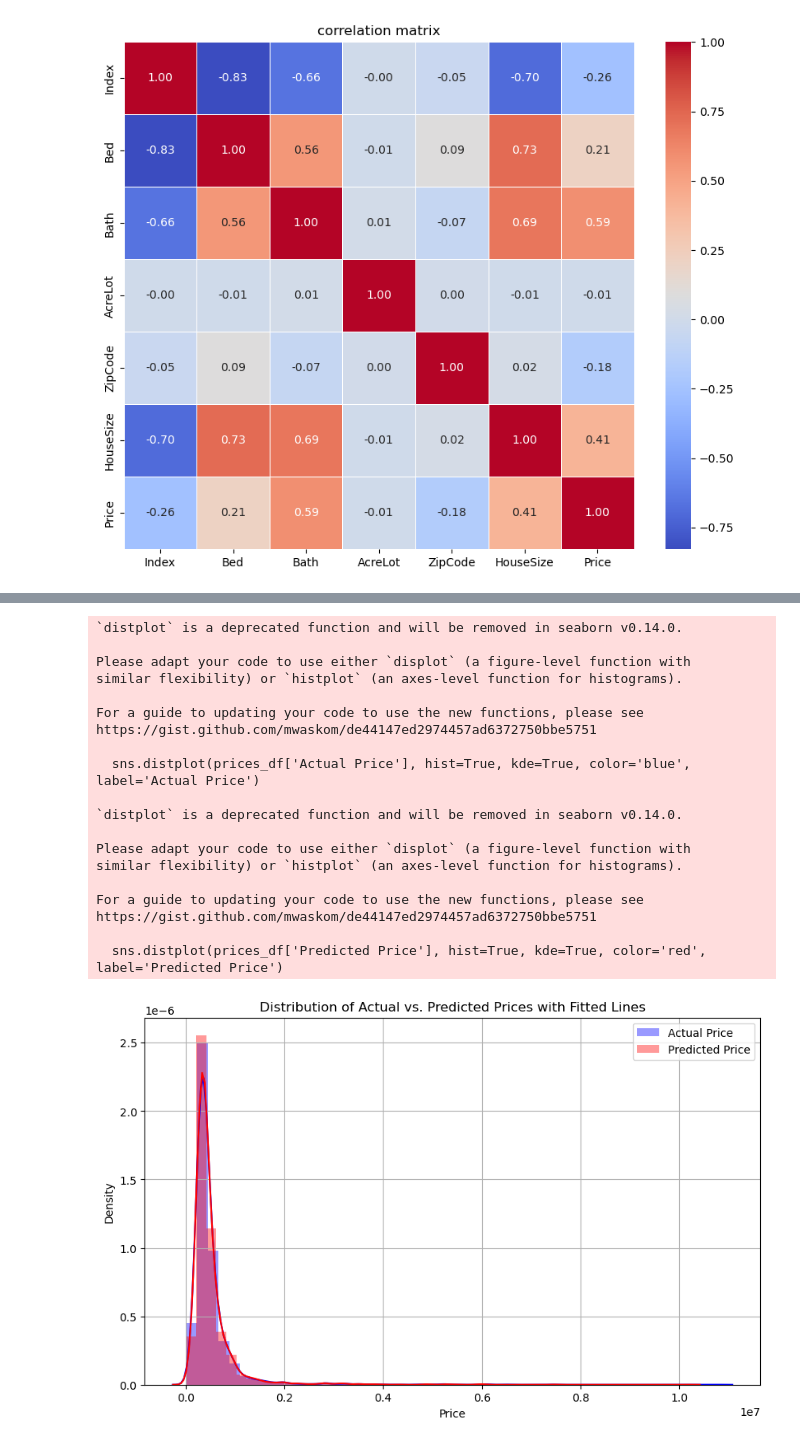
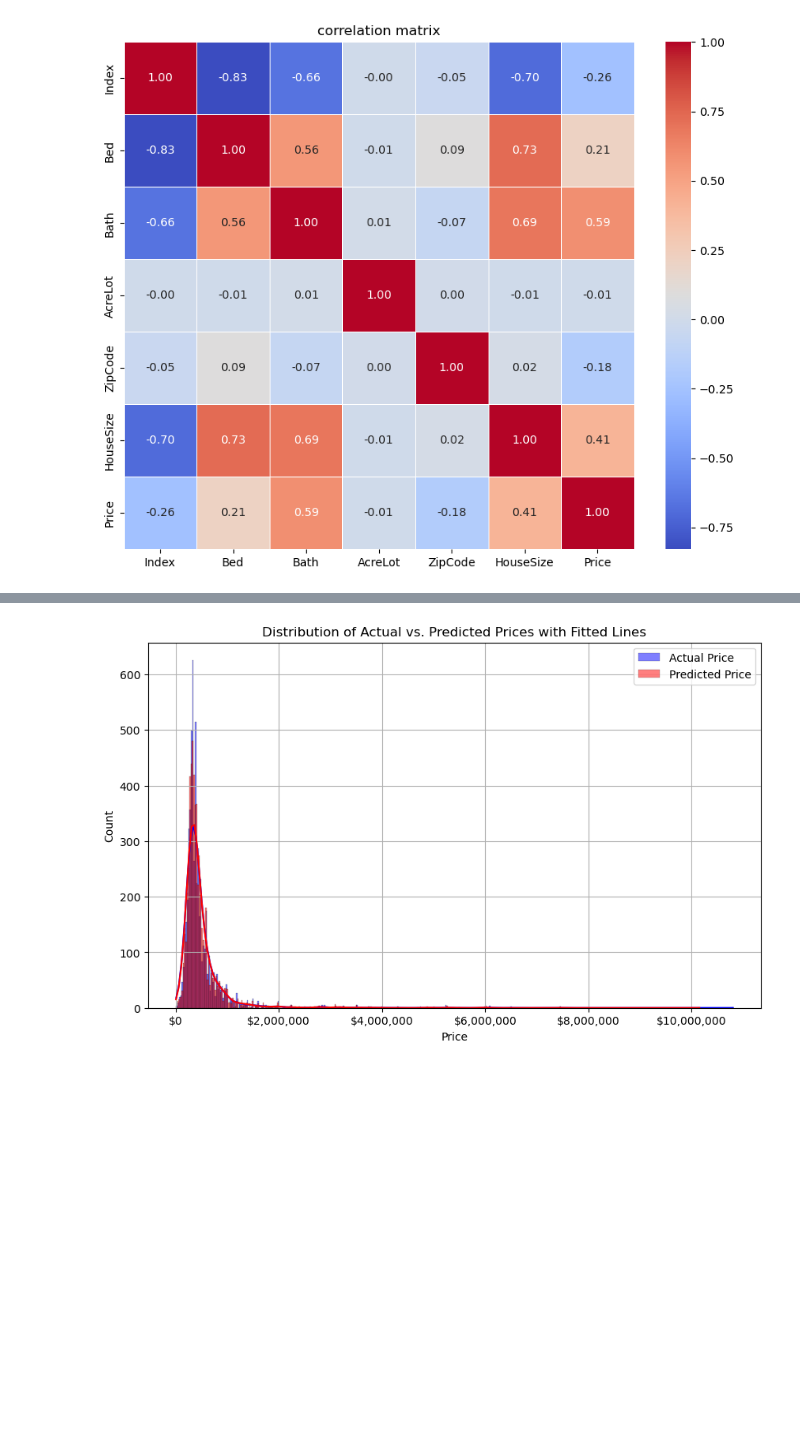
Before and after one commit to cnlamanna/Housing_Price_Predictions, a Jupyter notebook: data.ipynb, the cells around one changed output, grey strips where cells are left out. Saved outputs shown, nothing was run; the diff lists cells and outputs as text; code cells hidden in the pictures; blank space fills up the shorter version.

```diff
--- a/data.ipynb
+++ b/data.ipynb
@@ -382,34 +397,18 @@ plt.show()
 # %%
 #histogram
 prices_df = pd.DataFrame({'Actual Price': y_test, 'Predicted Price': RF_prediction})
 
 # Create a distribution plot with fitted lines
 plt.figure(figsize=(10, 6))
-sns.distplot(prices_df['Actual Price'], hist=True, kde=True, color='blue', label='Actual Price')
-sns.distplot(prices_df['Predicted Price'], hist=True, kde=True, color='red', label='Predicted Price')
+
+sns.histplot(prices_df['Actual Price'], kde=True, color="blue", label='Actual Price',)
+sns.histplot(prices_df['Predicted Price'], kde=True, color="red",label='Predicted Price')
+hist_values = plt.gca().get_xticks()
+plt.gca().set_xticklabels(['${:,.0f}'.format(x) for x in hist_values])
 plt.xlabel('Price')
 plt.title('Distribution of Actual vs. Predicted Prices with Fitted Lines')
 plt.legend()
 plt.grid(True)
 plt.show()
 # %% [output]
-`distplot` is a deprecated function and will be removed in seaborn v0.14.0.
-
-Please adapt your code to use either `displot` (a figure-level function with
-similar flexibility) or `histplot` (an axes-level function for histograms).
-
-For a guide to updating your code to use the new functions, please see
-https://gist.github.com/mwaskom/de44147ed2974457ad6372750bbe5751
-
-  sns.distplot(prices_df['Actual Price'], hist=True, kde=True, color='blue', label='Actual Price')
-
-`distplot` is a deprecated function and will be removed in seaborn v0.14.0.
-
-Please adapt your code to use either `displot` (a figure-level function with
-similar flexibility) or `histplot` (an axes-level function for histograms).
-
-For a guide to updating your code to use the new functions, please see
-https://gist.github.com/mwaskom/de44147ed2974457ad6372750bbe5751
-
-  sns.distplot(prices_df['Predicted Price'], hist=True, kde=True, color='red', label='Predicted Price')
-[figure, old version]
+[figure, new version]
```
Also changed, not shown: parts of 4 cells of this notebook, 1 other file.
